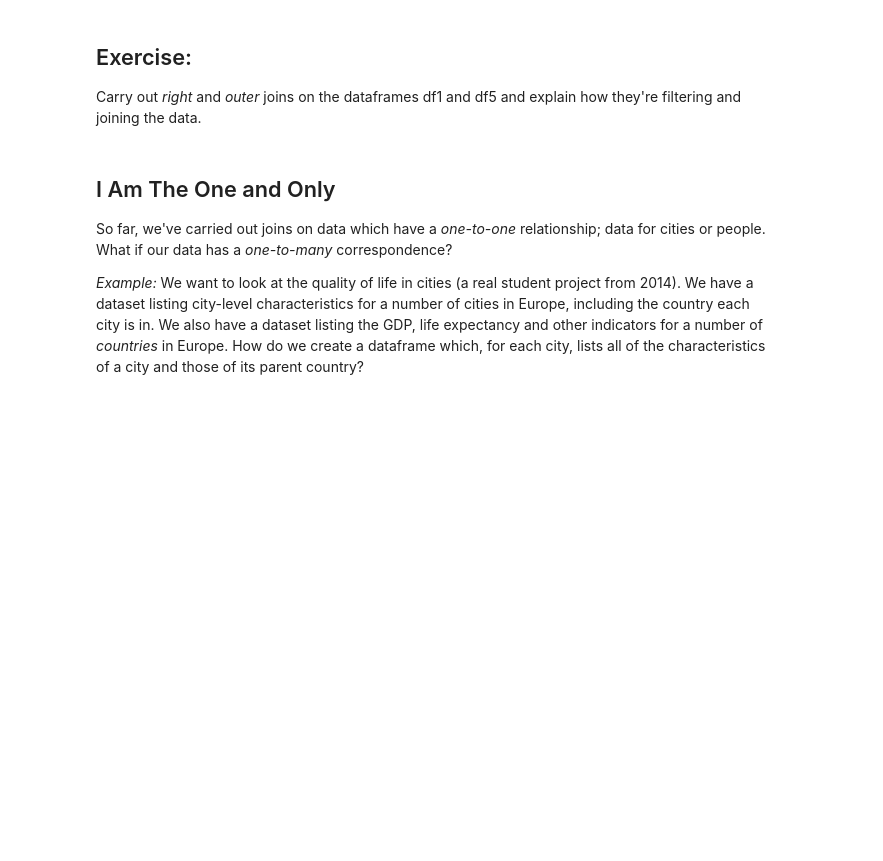
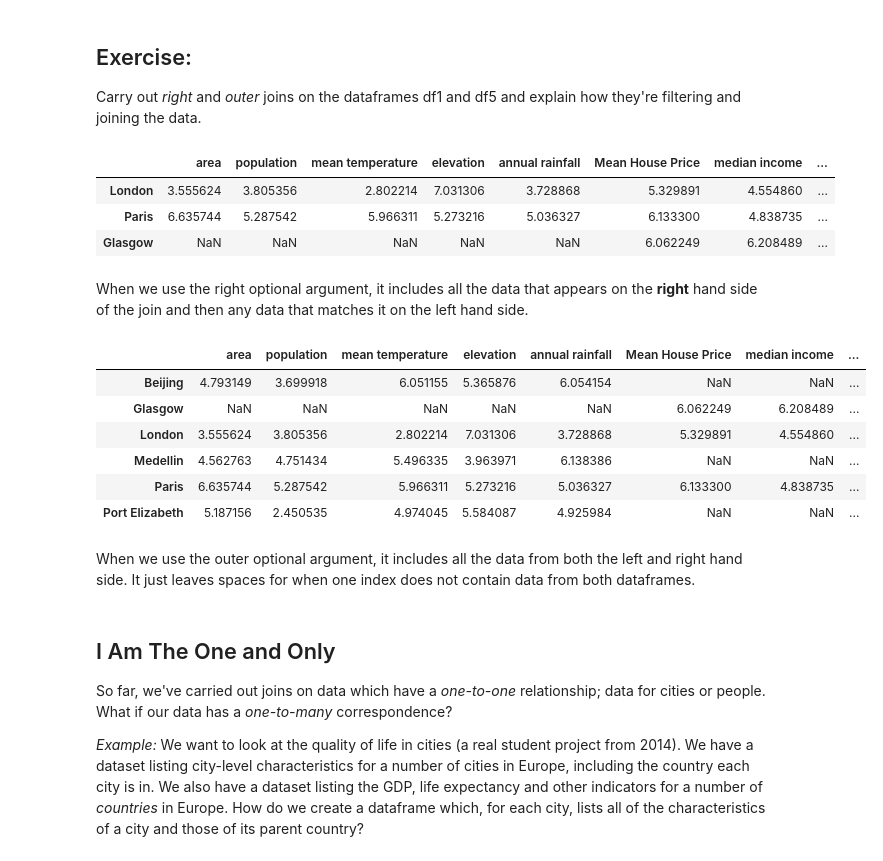
Before and after one commit to nyreemarsh/QM2, a Jupyter notebook: notebooks/W06. Merging and Joining.ipynb, the cells around one changed output. Drawn from its saved outputs; the diff is of its cells as text; code cells hidden in the pictures; blank space fills up the shorter version.

```diff
--- a/notebooks/W06. Merging and Joining.ipynb
+++ b/notebooks/W06. Merging and Joining.ipynb
@@ -370,3 +372,26 @@ Carry out *right* and *outer* joins on the dataframes df1 and df5 and explain ho
+# %%
+df_joined
+# %% [output]
+|  | area | population | mean temperature | elevation | annual rainfall | Mean House Price | median income | ... |
+| London | 3.555624 | 3.805356 | 2.802214 | 7.031306 | 3.728868 | 5.329891 | 4.554860 | ... |
+| Paris | 6.635744 | 5.287542 | 5.966311 | 5.273216 | 5.036327 | 6.133300 | 4.838735 | ... |
+| Glasgow | NaN | NaN | NaN | NaN | NaN | 6.062249 | 6.208489 | ... |
+# %% [markdown]
+When we use the right optional argument, it includes all the data that appears on the **right** hand side of the join and then any data that matches it on the left hand side.
+# %%
+df_joined = df1.merge(df5, left_index=True, right_index=True, how='outer')
+# %%
+df_joined
+# %% [output]
+|  | area | population | mean temperature | elevation | annual rainfall | Mean House Price | median income | ... |
+| Beijing | 4.793149 | 3.699918 | 6.051155 | 5.365876 | 6.054154 | NaN | NaN | ... |
+| Glasgow | NaN | NaN | NaN | NaN | NaN | 6.062249 | 6.208489 | ... |
+| London | 3.555624 | 3.805356 | 2.802214 | 7.031306 | 3.728868 | 5.329891 | 4.554860 | ... |
+| Medellin | 4.562763 | 4.751434 | 5.496335 | 3.963971 | 6.138386 | NaN | NaN | ... |
+| Paris | 6.635744 | 5.287542 | 5.966311 | 5.273216 | 5.036327 | 6.133300 | 4.838735 | ... |
+| Port Elizabeth | 5.187156 | 2.450535 | 4.974045 | 5.584087 | 4.925984 | NaN | NaN | ... |
+# %% [markdown]
+When we use the outer optional argument, it includes all the data from both the left and right hand side. It just leaves spaces for when one index does not contain data from both dataframes.
 # %% [markdown]
 ## I Am The One and Only
 
```
Also changed, not shown: parts of 4 cells of this notebook.
